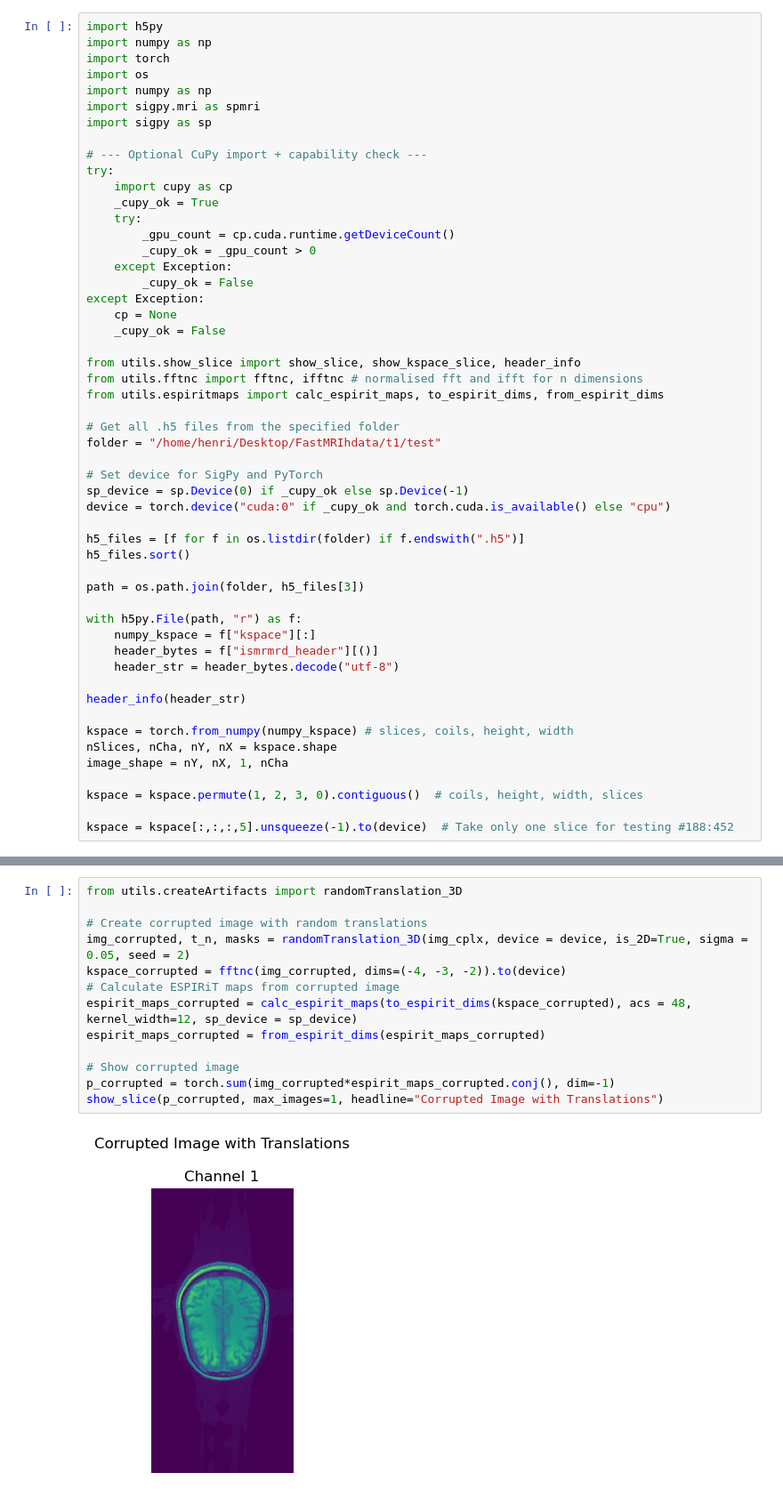
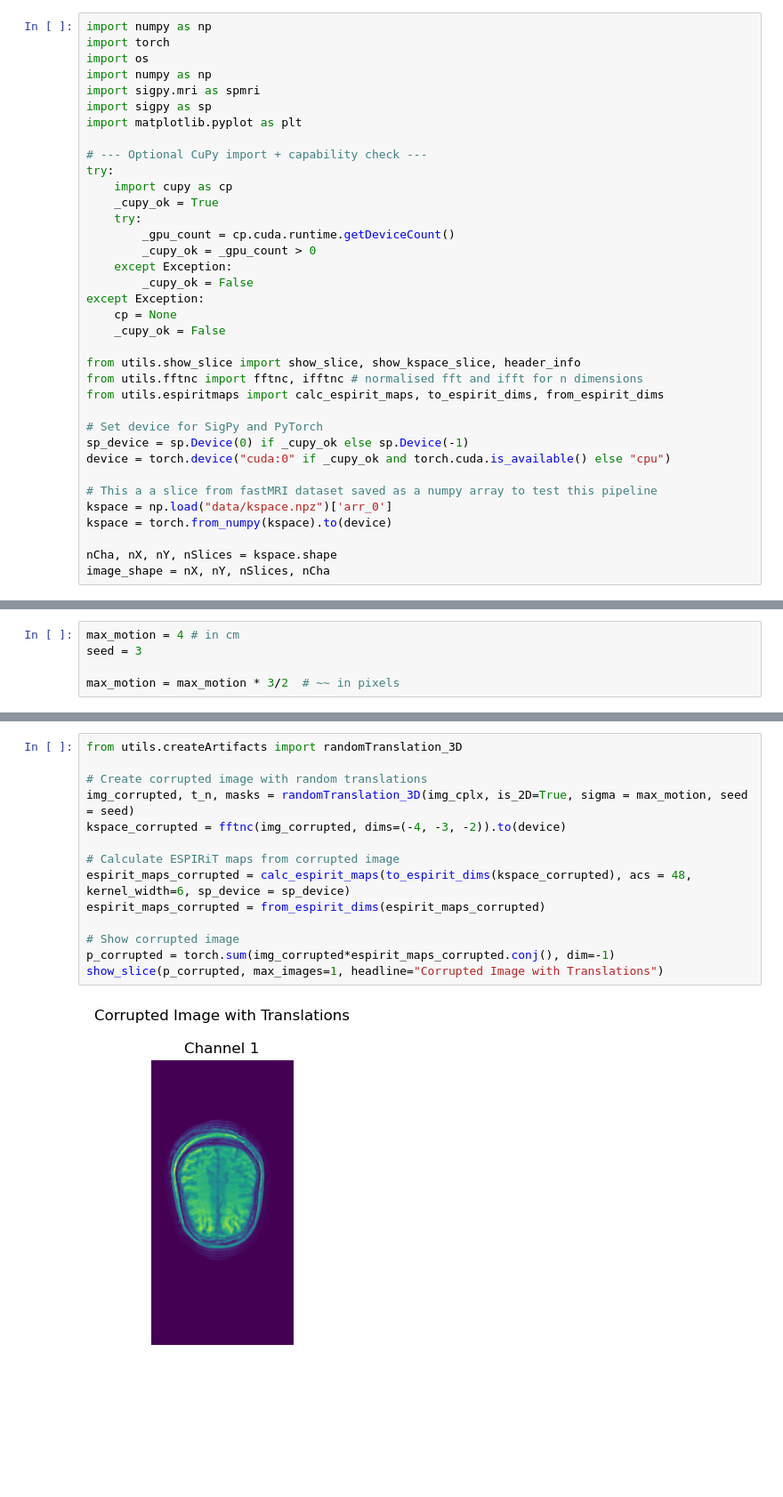
Before and after one commit to IADI-Nancy/GRICS-torch, a Jupyter notebook: 2D_pipeline.ipynb, the cells around one changed output, grey strips where cells are left out. Shown at 89% size. Drawn from its saved outputs; the diff is of its cells as text; blank space fills up the shorter version.

```diff
--- a/2D_pipeline.ipynb
+++ b/2D_pipeline.ipynb
@@ -1,11 +1,11 @@
 # %%
-import h5py
 import numpy as np
 import torch
 import os
 import numpy as np
 import sigpy.mri as spmri
 import sigpy as sp
+import matplotlib.pyplot as plt
 
 # --- Optional CuPy import + capability check ---
 try:
@@ -24,29 +24,13 @@ from utils.show_slice import show_slice, show_kspace_slice, header_info
 from utils.fftnc import fftnc, ifftnc # normalised fft and ifft for n dimensions
 from utils.espiritmaps import calc_espirit_maps, to_espirit_dims, from_espirit_dims
 
-# Get all .h5 files from the specified folder
-folder = "/home/henri/Desktop/FastMRIhdata/t1/test"
-
 # Set device for SigPy and PyTorch
 sp_device = sp.Device(0) if _cupy_ok else sp.Device(-1)
 device = torch.device("cuda:0" if _cupy_ok and torch.cuda.is_available() else "cpu")
 
-h5_files = [f for f in os.listdir(folder) if f.endswith(".h5")]
-h5_files.sort()
+# This a a slice from fastMRI dataset saved as a numpy array to test this pipeline
+kspace = np.load("data/kspace.npz")['arr_0']
+kspace = torch.from_numpy(kspace).to(device)
 
-path = os.path.join(folder, h5_files[3])
-
-with h5py.File(path, "r") as f:
-    numpy_kspace = f["kspace"][:]
-    header_bytes = f["ismrmrd_header"][()]
-    header_str = header_bytes.decode("utf-8")
-
-header_info(header_str)
-
-kspace = torch.from_numpy(numpy_kspace) # slices, coils, height, width
-nSlices, nCha, nY, nX = kspace.shape
-image_shape = nY, nX, 1, nCha
-
-kspace = kspace.permute(1, 2, 3, 0).contiguous()  # coils, height, width, slices
-
-kspace = kspace[:,:,:,5].unsqueeze(-1).to(device)  # Take only one slice for testing #188:452
+nCha, nX, nY, nSlices = kspace.shape
+image_shape = nX, nY, nSlices, nCha
@@ -63,3 +53,8 @@ TE: 3.4 ms
+# %%
+max_motion = 4 # in cm
+seed = 3
+
+max_motion = max_motion * 3/2  # ~~ in pixels
 # %%
 espirit_maps = from_espirit_dims(calc_espirit_maps(kspace, acs = 48, kernel_width=12, sp_device=sp_device)) # width, height, slices, coils
 kspace_img = from_espirit_dims(kspace)  # width, height, slices, coils
@@ -71,15 +67,16 @@ show_slice(p_true, max_images=1, headline="Ground Truth Image")
 # %%
 from utils.createArtifacts import randomTranslation_3D
 
 # Create corrupted image with random translations
-img_corrupted, t_n, masks = randomTranslation_3D(img_cplx, device = device, is_2D=True, sigma = 0.05, seed = 2)
+img_corrupted, t_n, masks = randomTranslation_3D(img_cplx, is_2D=True, sigma = max_motion, seed = seed)
 kspace_corrupted = fftnc(img_corrupted, dims=(-4, -3, -2)).to(device)
+
 # Calculate ESPIRiT maps from corrupted image
-espirit_maps_corrupted = calc_espirit_maps(to_espirit_dims(kspace_corrupted), acs = 48, kernel_width=12, sp_device = sp_device)
+espirit_maps_corrupted = calc_espirit_maps(to_espirit_dims(kspace_corrupted), acs = 48, kernel_width=6, sp_device = sp_device)
 espirit_maps_corrupted = from_espirit_dims(espirit_maps_corrupted)
 
 # Show corrupted image
 p_corrupted = torch.sum(img_corrupted*espirit_maps_corrupted.conj(), dim=-1)
 show_slice(p_corrupted, max_images=1, headline="Corrupted Image with Translations")
 # %% [output]
-[figure, old version]
+[figure, new version]
```
Also changed, not shown: parts of 10 cells of this notebook, 6 other files.
